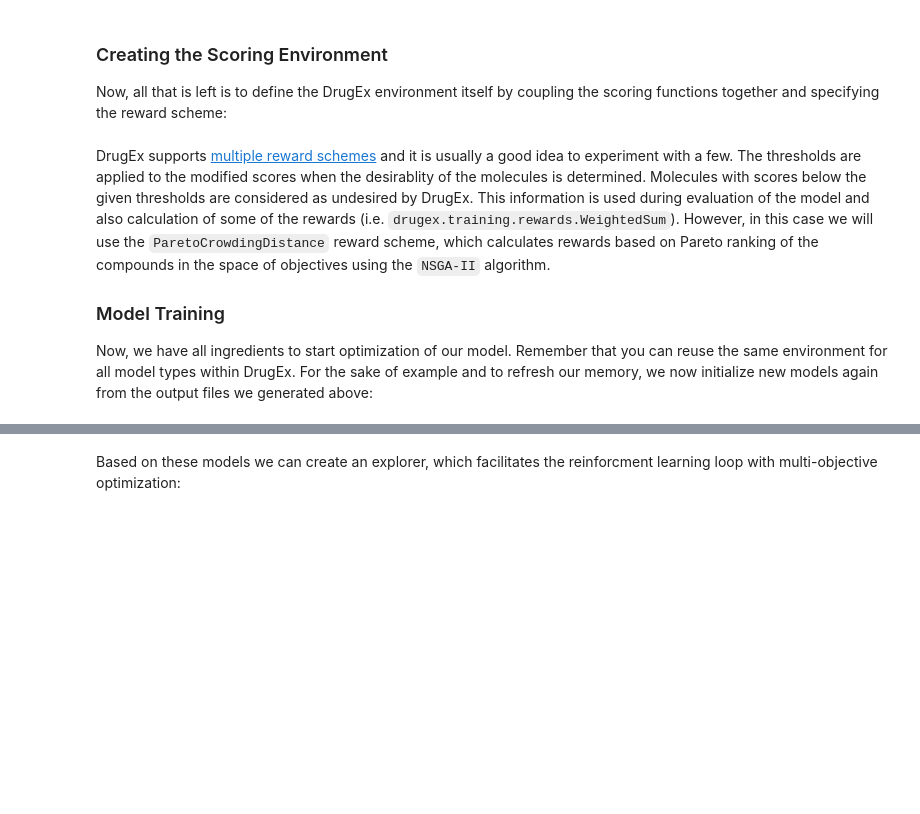
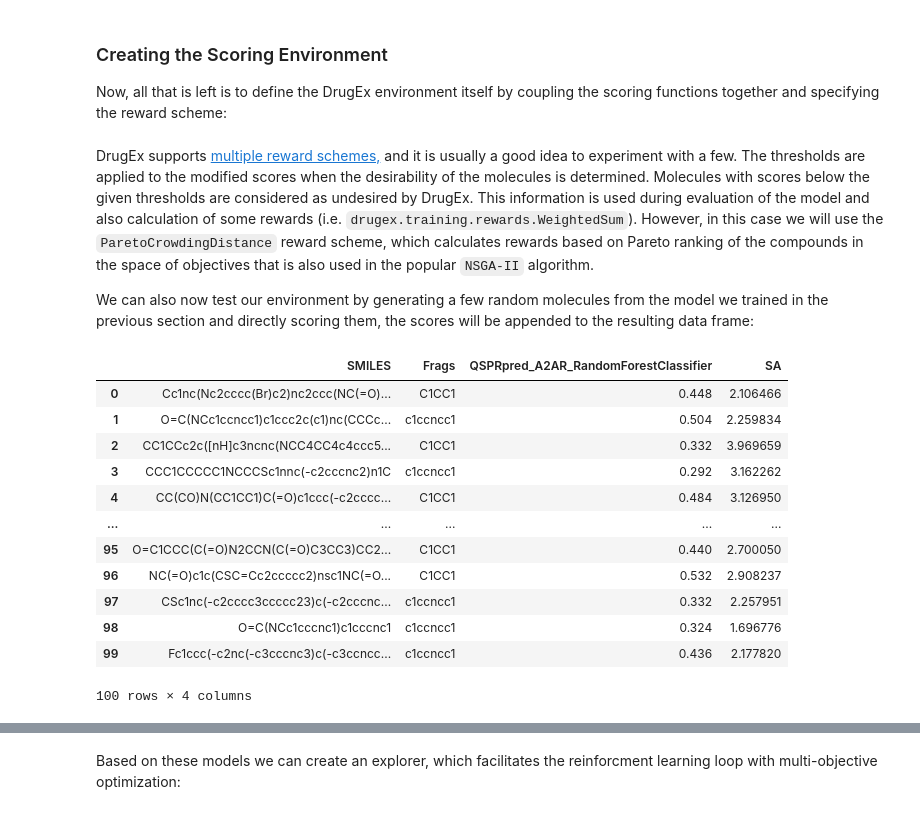
Before and after one commit to CDDLeiden/DrugEx, a Jupyter notebook: tutorial/Graph-Transformer.ipynb, the cells around one changed output, grey strips where cells are left out. Drawn from its saved outputs; the diff is of its cells as text; code cells hidden in the pictures; blank space fills up the shorter version.

```diff
--- a/tutorial/Graph-Transformer.ipynb
+++ b/tutorial/Graph-Transformer.ipynb
@@ -458,8 +516,23 @@ thresholds = [
 
 environment = DrugExEnvironment(scorers, thresholds, reward_scheme=ParetoCrowdingDistance())
 # %% [markdown]
-DrugEx supports [multiple reward schemes](https://cddleiden.github.io/DrugEx/docs/api/drugex.training.html?highlight=reward#module-drugex.training.rewards) and it is usually a good idea to experiment with a few. The thresholds are applied to the modified scores when the desirablity of the molecules is determined. Molecules with scores below the given thresholds are considered as undesired by DrugEx. This information is used during evaluation of the model and also calculation of some of the rewards (i.e. `drugex.training.rewards.WeightedSum`). However, in this case we will use the `ParetoCrowdingDistance` reward scheme, which calculates rewards based on Pareto ranking of the compounds in the space of objectives using the `NSGA-II` algorithm.
+DrugEx supports [multiple reward schemes,](https://cddleiden.github.io/DrugEx/docs/api/drugex.training.html?highlight=reward#module-drugex.training.rewards) and it is usually a good idea to experiment with a few. The thresholds are applied to the modified scores when the desirability of the molecules is determined. Molecules with scores below the given thresholds are considered as undesired by DrugEx. This information is used during evaluation of the model and also calculation of some rewards (i.e. `drugex.training.rewards.WeightedSum`). However, in this case we will use the `ParetoCrowdingDistance` reward scheme, which calculates rewards based on Pareto ranking of the compounds in the space of objectives that is also used in the popular `NSGA-II` algorithm.
 
-### Model Training
-
-Now, we have all ingredients to start optimization of our model. Remember that you can reuse the same environment for all model types within DrugEx. For the sake of example and to refresh our memory, we now initialize new models again from the output files we generated above:
+We can also now test our environment by generating a few random molecules from the model we trained in the previous section and directly scoring them, the scores will be appended to the resulting data frame:
+# %%
+generated = pretrained.generate(input_fragments, evaluator=environment, num_samples=100)
+generated
+# %% [output]
+|  | SMILES | Frags | QSPRpred_A2AR_RandomForestClassifier | SA |
+| 0 | Cc1nc(Nc2cccc(Br)c2)nc2ccc(NC(=O)... | C1CC1 | 0.448 | 2.106466 |
+| 1 | O=C(NCc1ccncc1)c1ccc2c(c1)nc(CCCc... | c1ccncc1 | 0.504 | 2.259834 |
+| 2 | CC1CCc2c([nH]c3ncnc(NCC4CC4c4ccc5... | C1CC1 | 0.332 | 3.969659 |
+| 3 | CCC1CCCCC1NCCCSc1nnc(-c2cccnc2)n1C | c1ccncc1 | 0.292 | 3.162262 |
+| 4 | CC(CO)N(CC1CC1)C(=O)c1ccc(-c2cccc... | C1CC1 | 0.484 | 3.126950 |
+| ... | ... | ... | ... | ... |
+| 95 | O=C1CCC(C(=O)N2CCN(C(=O)C3CC3)CC2... | C1CC1 | 0.440 | 2.700050 |
+| 96 | NC(=O)c1c(CSC=Cc2ccccc2)nsc1NC(=O... | C1CC1 | 0.532 | 2.908237 |
+| 97 | CSc1nc(-c2cccc3ccccc23)c(-c2cccnc... | c1ccncc1 | 0.332 | 2.257951 |
+| 98 | O=C(NCc1cccnc1)c1cccnc1 | c1ccncc1 | 0.324 | 1.696776 |
+| 99 | Fc1ccc(-c2nc(-c3cccnc3)c(-c3ccncc... | c1ccncc1 | 0.436 | 2.177820 |
+100 rows × 4 columns
```
Also changed, not shown: parts of 67 cells of this notebook.
